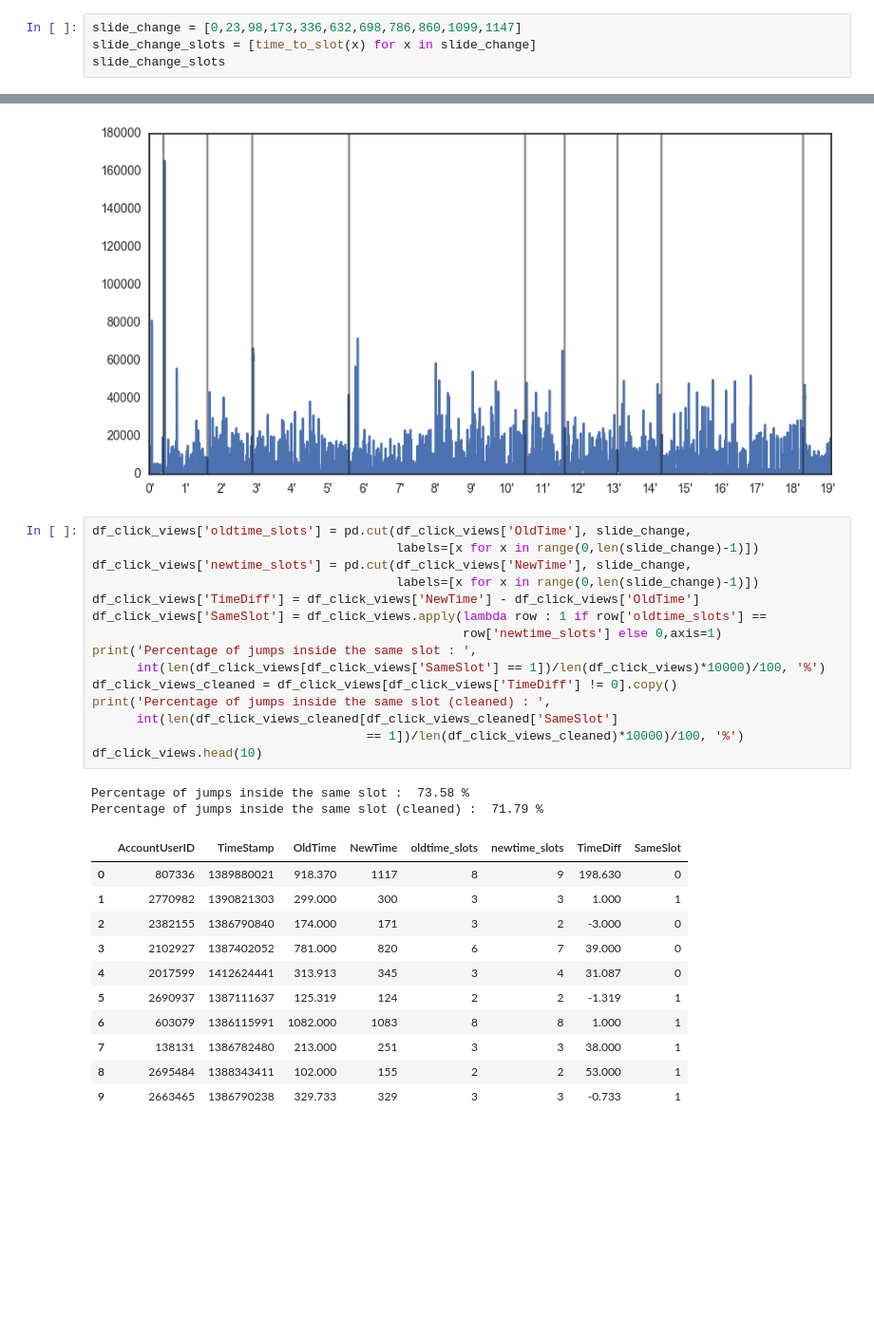
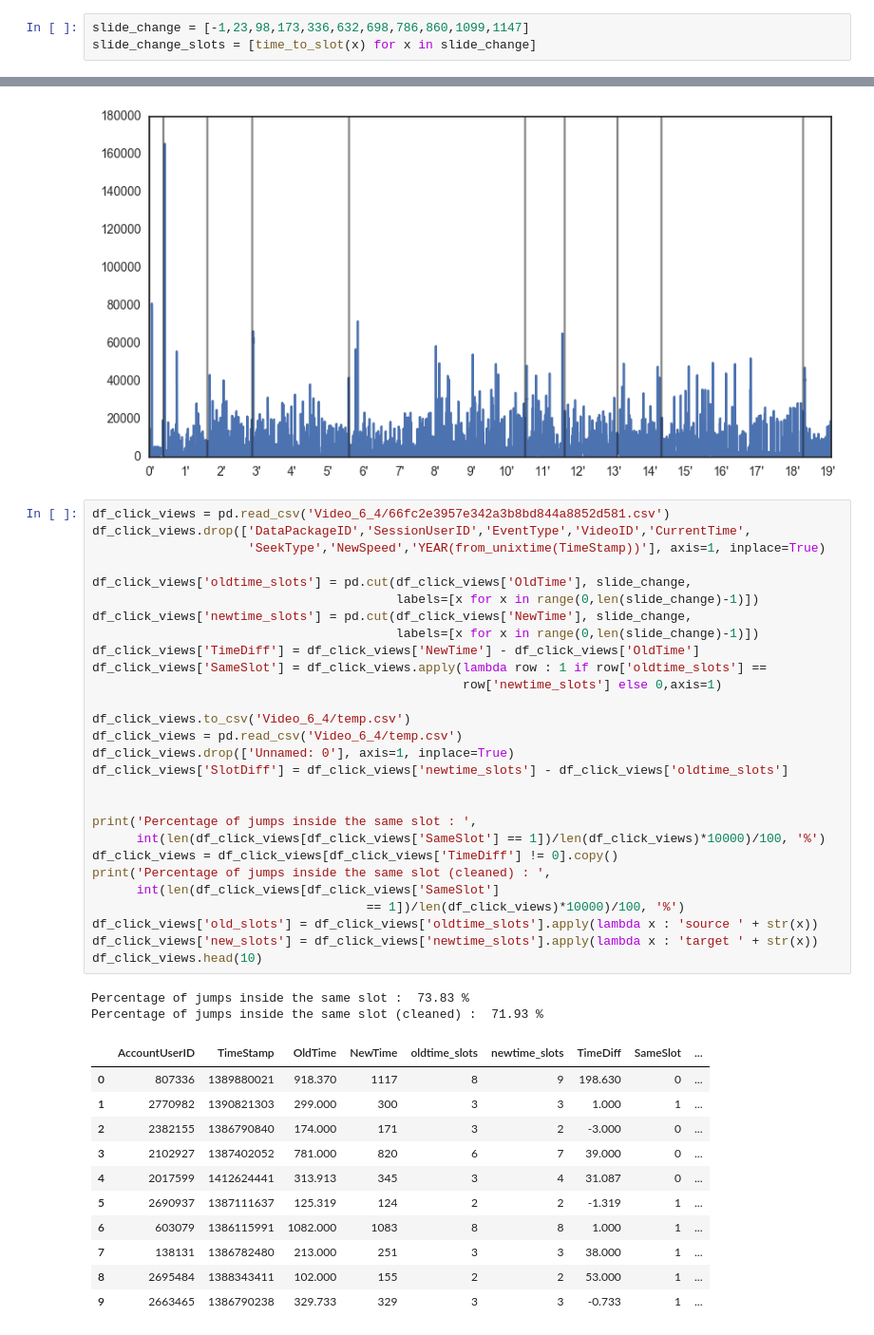
Before and after one commit to Gronlaen/mooc_analytics_visualisation, a Jupyter notebook: Video_analysis.ipynb, the cells around one changed output, grey strips where cells are left out. Shown at 95% size. Saved outputs shown, nothing was run; the diff lists cells and outputs as text; blank space fills up the shorter version.

```diff
--- a/Video_analysis.ipynb
+++ b/Video_analysis.ipynb
@@ -72,4 +31,3 @@ def time_to_slot(seconds) :
 # %%
-slide_change = [0,23,98,173,336,632,698,786,860,1099,1147]
+slide_change = [-1,23,98,173,336,632,698,786,860,1099,1147]
 slide_change_slots = [time_to_slot(x) for x in slide_change]
-slide_change_slots
@@ -97,31 +82,44 @@ plt.xticks(range(0,len(df_slides)-1,1500), [sec_to_min(x/25) for x in range(0,le
 # %% [output]
 [figure]
 # %%
+df_click_views = pd.read_csv('Video_6_4/66fc2e3957e342a3b8bd844a8852d581.csv')
+df_click_views.drop(['DataPackageID','SessionUserID','EventType','VideoID','CurrentTime',
+                     'SeekType','NewSpeed','YEAR(from_unixtime(TimeStamp))'], axis=1, inplace=True)
+
 df_click_views['oldtime_slots'] = pd.cut(df_click_views['OldTime'], slide_change,
                                          labels=[x for x in range(0,len(slide_change)-1)])
 df_click_views['newtime_slots'] = pd.cut(df_click_views['NewTime'], slide_change,
                                          labels=[x for x in range(0,len(slide_change)-1)])
 df_click_views['TimeDiff'] = df_click_views['NewTime'] - df_click_views['OldTime']
 df_click_views['SameSlot'] = df_click_views.apply(lambda row : 1 if row['oldtime_slots'] ==
                                                   row['newtime_slots'] else 0,axis=1)
+
+df_click_views.to_csv('Video_6_4/temp.csv')
+df_click_views = pd.read_csv('Video_6_4/temp.csv')
+df_click_views.drop(['Unnamed: 0'], axis=1, inplace=True)
+df_click_views['SlotDiff'] = df_click_views['newtime_slots'] - df_click_views['oldtime_slots']
+
+
 print('Percentage of jumps inside the same slot : ',
       int(len(df_click_views[df_click_views['SameSlot'] == 1])/len(df_click_views)*10000)/100, '%')
-df_click_views_cleaned = df_click_views[df_click_views['TimeDiff'] != 0].copy()
+df_click_views = df_click_views[df_click_views['TimeDiff'] != 0].copy()
 print('Percentage of jumps inside the same slot (cleaned) : ',
-      int(len(df_click_views_cleaned[df_click_views_cleaned['SameSlot']
-                                     == 1])/len(df_click_views_cleaned)*10000)/100, '%')
+      int(len(df_click_views[df_click_views['SameSlot']
+                                     == 1])/len(df_click_views)*10000)/100, '%')
+df_click_views['old_slots'] = df_click_views['oldtime_slots'].apply(lambda x : 'source ' + str(x))
+df_click_views['new_slots'] = df_click_views['newtime_slots'].apply(lambda x : 'target ' + str(x))
 df_click_views.head(10)
 # %% [output]
-Percentage of jumps inside the same slot :  73.58 %
-Percentage of jumps inside the same slot (cleaned) :  71.79 %
+Percentage of jumps inside the same slot :  73.83 %
+Percentage of jumps inside the same slot (cleaned) :  71.93 %
-|  | AccountUserID | TimeStamp | OldTime | NewTime | oldtime_slots | newtime_slots | TimeDiff | SameSlot |
-| 0 | 807336 | 1389880021 | 918.370 | 1117 | 8 | 9 | 198.630 | 0 |
-| 1 | 2770982 | 1390821303 | 299.000 | 300 | 3 | 3 | 1.000 | 1 |
-| 2 | 2382155 | 1386790840 | 174.000 | 171 | 3 | 2 | -3.000 | 0 |
-| 3 | 2102927 | 1387402052 | 781.000 | 820 | 6 | 7 | 39.000 | 0 |
-| 4 | 2017599 | 1412624441 | 313.913 | 345 | 3 | 4 | 31.087 | 0 |
-| 5 | 2690937 | 1387111637 | 125.319 | 124 | 2 | 2 | -1.319 | 1 |
-| 6 | 603079 | 1386115991 | 1082.000 | 1083 | 8 | 8 | 1.000 | 1 |
-| 7 | 138131 | 1386782480 | 213.000 | 251 | 3 | 3 | 38.000 | 1 |
-| 8 | 2695484 | 1388343411 | 102.000 | 155 | 2 | 2 | 53.000 | 1 |
-| 9 | 2663465 | 1386790238 | 329.733 | 329 | 3 | 3 | -0.733 | 1 |
+|  | AccountUserID | TimeStamp | OldTime | NewTime | oldtime_slots | newtime_slots | TimeDiff | SameSlot | ... |
+| 0 | 807336 | 1389880021 | 918.370 | 1117 | 8 | 9 | 198.630 | 0 | ... |
+| 1 | 2770982 | 1390821303 | 299.000 | 300 | 3 | 3 | 1.000 | 1 | ... |
+| 2 | 2382155 | 1386790840 | 174.000 | 171 | 3 | 2 | -3.000 | 0 | ... |
+| 3 | 2102927 | 1387402052 | 781.000 | 820 | 6 | 7 | 39.000 | 0 | ... |
+| 4 | 2017599 | 1412624441 | 313.913 | 345 | 3 | 4 | 31.087 | 0 | ... |
+| 5 | 2690937 | 1387111637 | 125.319 | 124 | 2 | 2 | -1.319 | 1 | ... |
+| 6 | 603079 | 1386115991 | 1082.000 | 1083 | 8 | 8 | 1.000 | 1 | ... |
+| 7 | 138131 | 1386782480 | 213.000 | 251 | 3 | 3 | 38.000 | 1 | ... |
+| 8 | 2695484 | 1388343411 | 102.000 | 155 | 2 | 2 | 53.000 | 1 | ... |
+| 9 | 2663465 | 1386790238 | 329.733 | 329 | 3 | 3 | -0.733 | 1 | ... |
```
Also changed, not shown: parts of 18 cells of this notebook, 15 other files.
